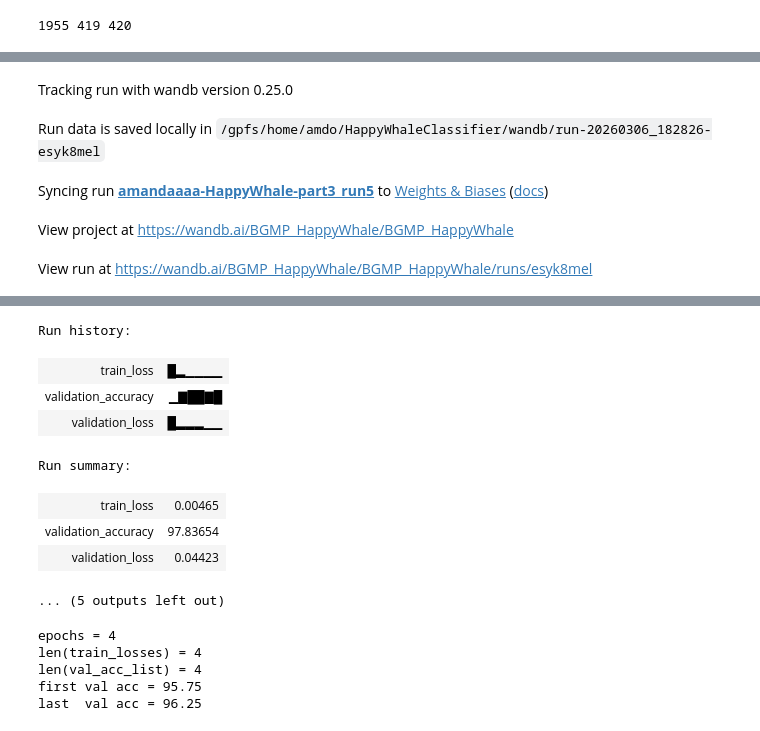
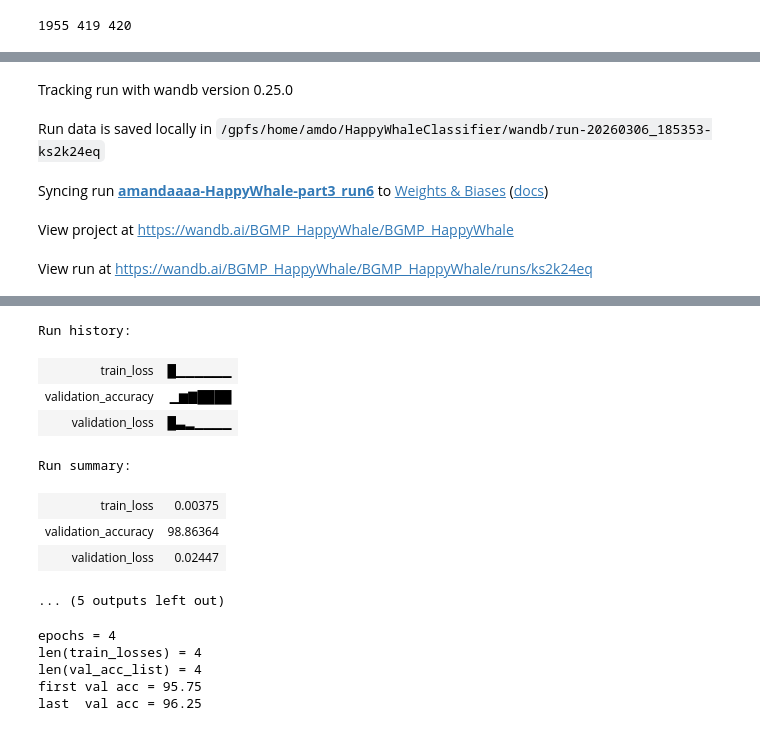
Before and after one commit to amdough/HappyWhaleClassifier, a Jupyter notebook: ML_part3.ipynb, the cells around one changed output, grey strips where cells are left out. Saved outputs shown, nothing was run; the diff lists cells and outputs as text; code cells hidden in the pictures.

Commit message:
added part 3 run 6 code

```diff
--- a/ML_part3.ipynb
+++ b/ML_part3.ipynb
@@ -138,7 +138,7 @@ Number of images per class:
 # %%
-batchsize = 32
+batchsize = 88
 learning_rate=1e-4
-epochs=6
+epochs=7
 
 train_loader = DataLoader(train_set, batch_size=batchsize, drop_last=True, sampler=train_sampler)
 val_loader = DataLoader(val_set, batch_size=batchsize, drop_last=True, shuffle=True)
@@ -245,11 +245,11 @@ optimizer = optim.Adam(model.parameters(), lr=learning_rate)
 # %%
 wandb.init(
     project="BGMP_HappyWhale",
-    name="amandaaaa-HappyWhale-part3_run5", ##update this with your name
+    name="amandaaaa-HappyWhale-part3_run6", ##update this with your name
     config={"learning rate":.0001, # possibly update
         "architecture": "CNN",
         "dataset": "Species",
-        "epochs": 6, "batch_size":32}  # possibly update
+        "epochs": 7, "batch_size":88}  # possibly update
 )
 batch=0
 num_epochs = epochs
@@ -344,7 +344,7 @@ cm_analysis(y_true, y_pred, "Confusion matrix")
 # %% [output]
 [interactive output not drawn]
 Tracking run with wandb version 0.25.0
-Run data is saved locally in /gpfs/home/amdo/HappyWhaleClassifier/wandb/run-20260306_182826-esyk8mel
+Run data is saved locally in /gpfs/home/amdo/HappyWhaleClassifier/wandb/run-20260306_185353-ks2k24eq
-Syncing run amandaaaa-HappyWhale-part3_run5 to Weights & Biases (docs)
+Syncing run amandaaaa-HappyWhale-part3_run6 to Weights & Biases (docs)
 View project at https://wandb.ai/BGMP_HappyWhale/BGMP_HappyWhale
-View run at https://wandb.ai/BGMP_HappyWhale/BGMP_HappyWhale/runs/esyk8mel
+View run at https://wandb.ai/BGMP_HappyWhale/BGMP_HappyWhale/runs/ks2k24eq
@@ -368,12 +368,12 @@ Epoch [6/6] Train Loss: 0.0046 | Train Acc: 99.95% | Val Acc: 97.84% | Val Loss:
 [interactive output not drawn]
 Run history:
-| train_loss | █▂▁▁▁▁ |
-| validation_accuracy | ▁▇██▇█ |
-| validation_loss | █▂▂▂▁▁ |
+| train_loss | █▁▁▁▁▁▁ |
+| validation_accuracy | ▁▆▇████ |
+| validation_loss | █▃▂▁▁▁▁ |
 Run summary:
-| train_loss | 0.00465 |
-| validation_accuracy | 97.83654 |
-| validation_loss | 0.04423 |
+| train_loss | 0.00375 |
+| validation_accuracy | 98.86364 |
+| validation_loss | 0.02447 |
 ... (5 outputs left out)
 # %%
 print("epochs =", epochs)
```
Also changed, not shown: parts of 3 cells of this notebook.
